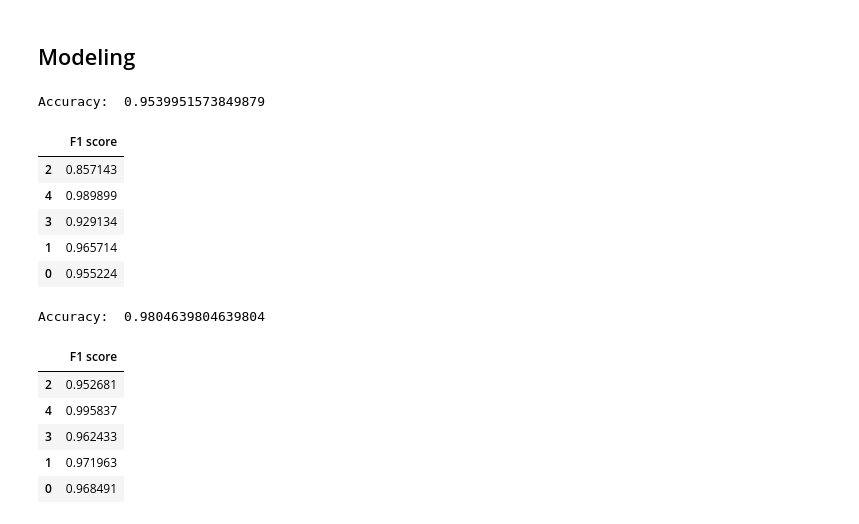
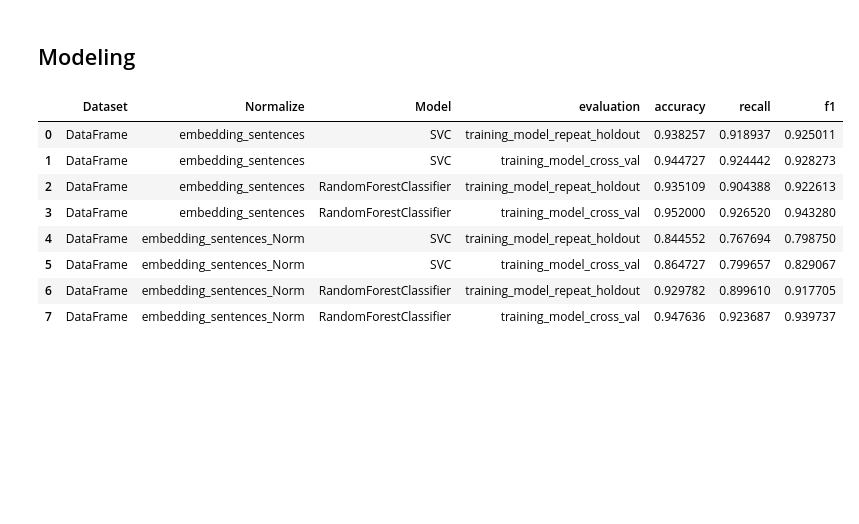
Before and after one commit to Hung-DUT-IT/KHDL, a Jupyter notebook: End_term_VN/Craw.ipynb, the cells around one changed output. Drawn from its saved outputs; the diff is of its cells as text; code cells hidden in the pictures; blank space fills up the shorter version.

```diff
--- a/End_term_VN/Craw.ipynb
+++ b/End_term_VN/Craw.ipynb
@@ -428 +327,8 @@ def embedding_sentences(df):
+# %%
+def embedding_sentences_Norm(df):
+    df_t = df.copy()
+    norm = Normalizer()
+    df_t['Content_embedding'] = df_t['Content'].apply(lambda content : generate_sentence_embedding(content))
+    df_t['Content_embedding'] = df_t['Content_embedding'].apply(lambda x: norm.fit_transform([x])[0])
+    return df_t
 # %%
@@ -546,21 +448,54 @@ def training_model(model, df):
+# %%
+def training_model_cross_val(model, df):
+    scoringopt = {'accuracy' : make_scorer(accuracy_score),
+              'recall': make_scorer(recall_score, average='macro'),
+              'f1_score': make_scorer(f1_score, average='macro')}
+    list = []
+    X = df["Content_embedding"].values
+    X = np.vstack(X)
+    y = df["Topic"].values
+    cv_results = cross_validate(model, X, y, cv=5, scoring=scoringopt)
+    return np.mean(cv_results['test_accuracy']), np.mean(cv_results['test_recall']), np.mean(cv_results['test_f1_score'])
+# %%
+model_SVC = SVC(kernel='linear', probability=True)
+model_RandomForest = RandomForestClassifier(n_estimators=100, random_state=42)
+data = [df_small]
+norm = [embedding_sentences, embedding_sentences_Norm]
+md = [model_SVC, model_RandomForest]
+evaluation = [training_model_repeat_holdout, training_model_cross_val]
+encode_lables(df_small)
+encode_lables(df_big)
+result_list = []
+for i in data:
+    for j in norm:
+        df_t = j(i)
+        for k in md:
+            for l in evaluation:
+                acc, recall, f1 = l(k,df_t)
+                result_dict = {
+                'Dataset':  type(i).__name__,
+                'Normalize': j.__name__,
+                'Model': type(k).__name__,
+                'evaluation' : l.__name__,
+                'accuracy' : acc,
+                'recall' : recall,
+                'f1' : f1
+                }
+                result_list.append(result_dict)
+rs = pd.DataFrame(result_list)
+rs
+# %% [output]
+|  | Dataset | Normalize | Model | evaluation | accuracy | recall | f1 |
+| 0 | DataFrame | embedding_sentences | SVC | training_model_repeat_holdout | 0.938257 | 0.918937 | 0.925011 |
+| 1 | DataFrame | embedding_sentences | SVC | training_model_cross_val | 0.944727 | 0.924442 | 0.928273 |
+| 2 | DataFrame | embedding_sentences | RandomForestClassifier | training_model_repeat_holdout | 0.935109 | 0.904388 | 0.922613 |
+| 3 | DataFrame | embedding_sentences | RandomForestClassifier | training_model_cross_val | 0.952000 | 0.926520 | 0.943280 |
+| 4 | DataFrame | embedding_sentences_Norm | SVC | training_model_repeat_holdout | 0.844552 | 0.767694 | 0.798750 |
+| 5 | DataFrame | embedding_sentences_Norm | SVC | training_model_cross_val | 0.864727 | 0.799657 | 0.829067 |
+| 6 | DataFrame | embedding_sentences_Norm | RandomForestClassifier | training_model_repeat_holdout | 0.929782 | 0.899610 | 0.917705 |
+| 7 | DataFrame | embedding_sentences_Norm | RandomForestClassifier | training_model_cross_val | 0.947636 | 0.923687 | 0.939737 |
 # %%
-training_model(SVC(kernel='linear', probability=True), df_small)
+# training_model_cross_val(SVC(kernel='linear', probability=True), df_small)
-# %% [output]
-Accuracy:  0.9539951573849879
-|  | F1 score |
-| 2 | 0.857143 |
-| 4 | 0.989899 |
-| 3 | 0.929134 |
-| 1 | 0.965714 |
-| 0 | 0.955224 |
 # %%
-training_model(SVC(kernel='linear', probability=True), df_big)
+# training_model(SVC(kernel='linear', probability=True), df_big)
-# %% [output]
-Accuracy:  0.9804639804639804
-|  | F1 score |
-| 2 | 0.952681 |
-| 4 | 0.995837 |
-| 3 | 0.962433 |
-| 1 | 0.971963 |
-| 0 | 0.968491 |
 # %%
```
Also changed, not shown: parts of 48 cells of this notebook.
